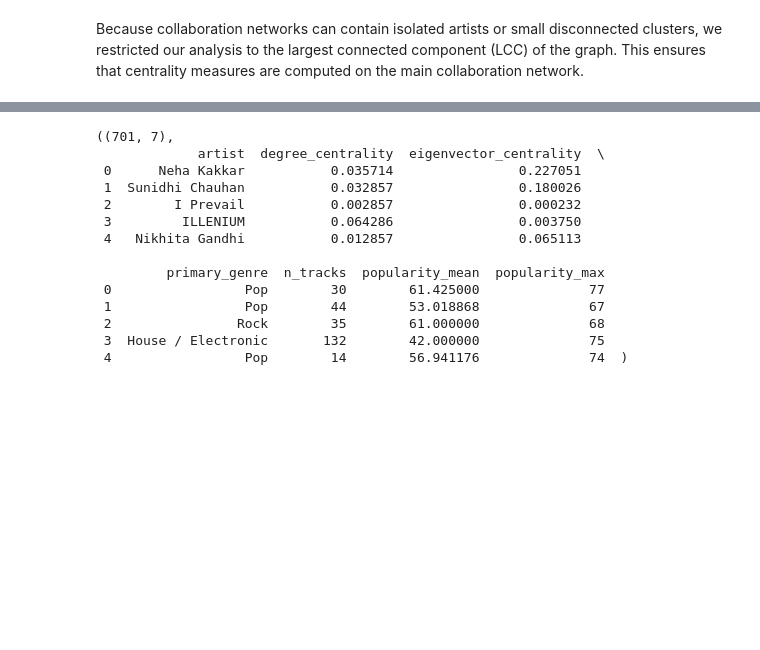
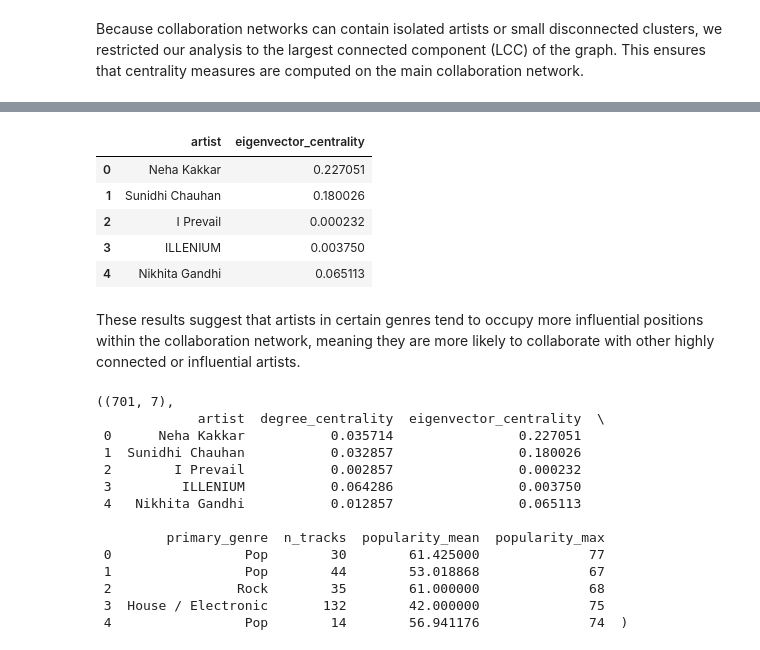
Before and after one commit to kevinhav/data_620, a Jupyter notebook: project1/project_1.ipynb, the cells around one changed output, grey strips where cells are left out. Cells and saved outputs as stored; diff of their text form; code cells hidden in the pictures; blank space fills up the shorter version.

```diff
--- a/project1/project_1.ipynb
+++ b/project1/project_1.ipynb
@@ -236,3 +224,15 @@ cent_df.head()
+# %%
+cent_df[["artist", "eigenvector_centrality"]].head()
+# %% [output]
+|  | artist | eigenvector_centrality |
+| 0 | Neha Kakkar | 0.227051 |
+| 1 | Sunidhi Chauhan | 0.180026 |
+| 2 | I Prevail | 0.000232 |
+| 3 | ILLENIUM | 0.003750 |
+| 4 | Nikhita Gandhi | 0.065113 |
+# %% [markdown]
+
+These results suggest that artists in certain genres tend to occupy more influential positions within the collaboration network, meaning they are more likely to collaborate with other highly connected or influential artists.
 # %%
 analysis_df = cent_df.merge(artist_attrs, on="artist", how="left")
 
```
Also changed, not shown: parts of 11 cells of this notebook, 3 other files.
